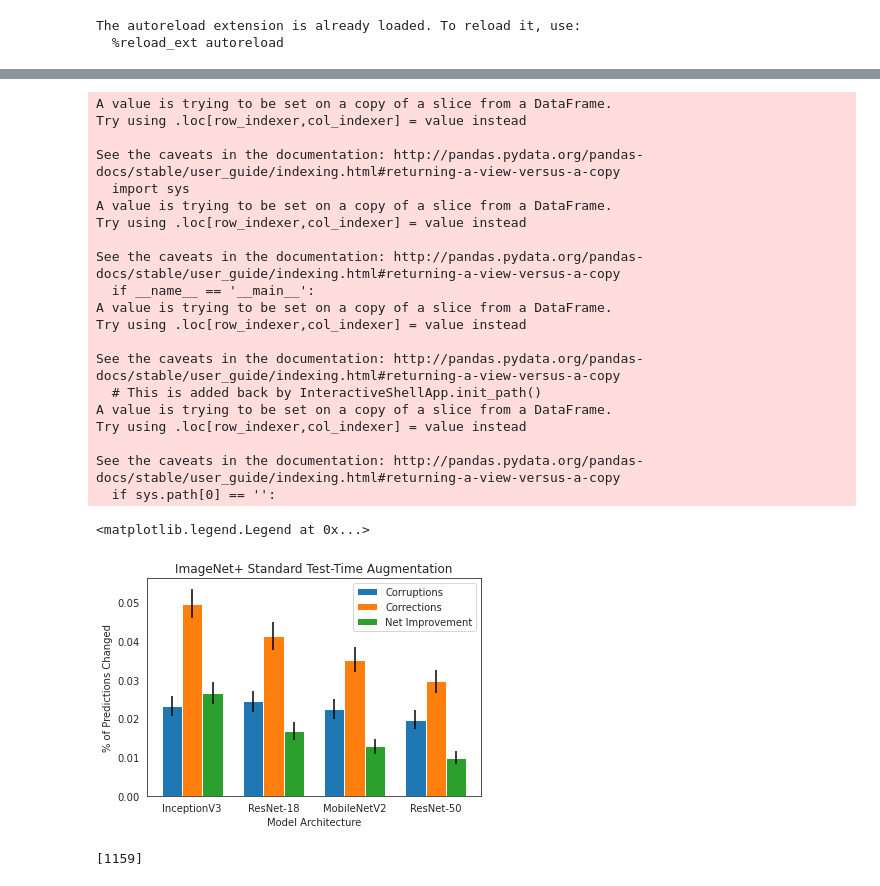
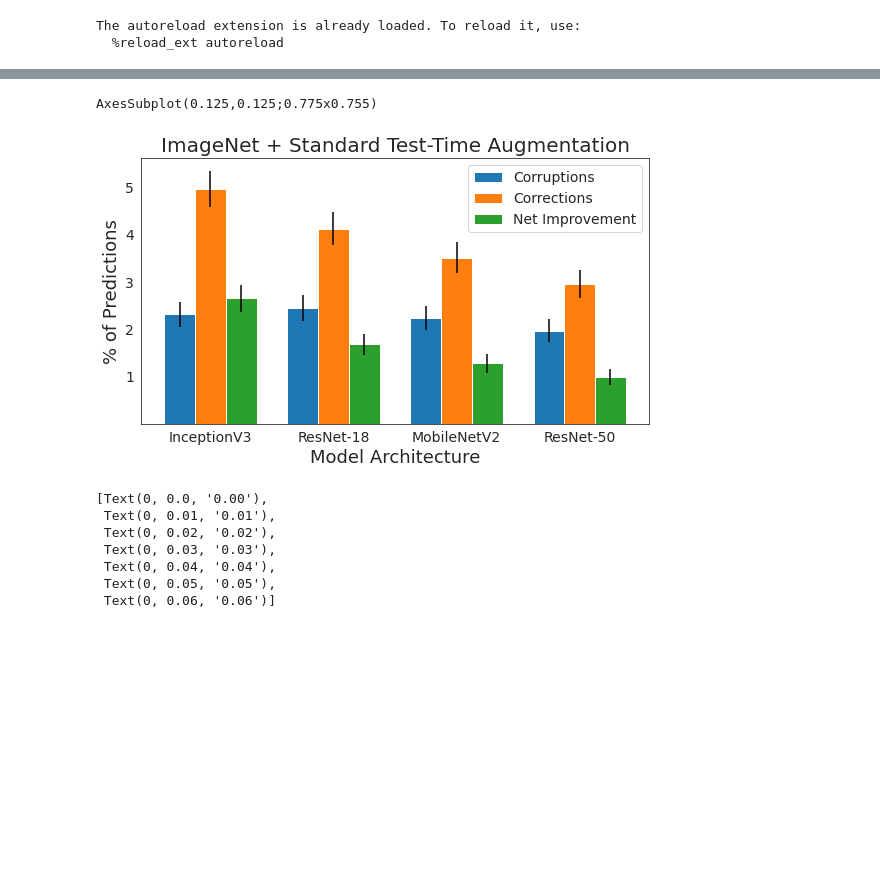
Before and after one commit to divyashan/test-time-augmentation, a Jupyter notebook: notebooks/dataset_section_figures.ipynb, the cells around one changed output, grey strips where cells are left out. Saved outputs shown, nothing was run; the diff lists cells and outputs as text; code cells hidden in the pictures; blank space fills up the shorter version.

```diff
--- a/notebooks/dataset_section_figures.ipynb
+++ b/notebooks/dataset_section_figures.ipynb
@@ -66,24 +144,26 @@ import seaborn as sns
 sns.set_style('white')
 datasets = ['imnet', 'flowers102']
 models = ['inceptionv3', 'resnet18', 'MobileNetV2', 'resnet50',]
-fig, axs = plt.subplots(1, 2, figsize=(10, 4))
-for i in range(2):
+fig, axs = plt.subplots(1, 2, figsize=(12, 4))
+for i in range(2,4):
     dataset = 'imnet'
     path = '../results/expanded_corruptions_corrections'
-    ax = axs[i]
+    ax = axs[i-2]
     if i < 2:
         dataset = 'flowers102'
     if i % 2 == 0:
         path = '../results/corruptions_corrections'
     results_df = pd.read_csv(path)
     ds_results = results_df[results_df['dataset'] == dataset]
+    ds_results = ds_results[ds_results['change_type'].isin(['Corruptions', 'Corrections'])]
     if dataset == 'imnet':
         n_samples = 50000
     elif dataset == 'flowers102':
         ax.set_ylim(0, .0175)
         n_samples = 6149
 
-    ax.set_ylim(0, .055)
+    #ax.set_ylim(0, .055)
+    ax.set_ylim(0, 5.5)
     ds_results['pct_changed'] = ds_results['n_changed']/n_samples
     ds_results['ci_l'] = ds_results.apply(lambda row: propci_wilson_cc(row.n_changed, n_samples)[0],
                                           axis=1)
@@ -91,16 +171,18 @@ for i in range(2):
                                               axis=1)
     ds_results['error'] = ds_results['ci_u'] - ds_results['ci_l']
 
+    ds_results['error_scaled'] = 100*ds_results['error']
+    ds_results['pct_changed_scaled'] = 100*ds_results['pct_changed']
     cat = 'model'
     subcat = 'change_type'
-    err = 'error'
-    val = 'pct_changed'
+    err = 'error_scaled'
+    val = 'pct_changed_scaled'
     grouped_barplot(ds_results, cat, subcat, val, err, ax)
 
 
 
 
-    ax.set_ylabel("% of Predictions Changed")
+    ax.set_ylabel("Predictions Changed (%)")
     if i % 2 == 1:
         ax.set_yticklabels([])
         ax.set_ylabel("")
@@ -140,7 +206,7 @@ path = '../results/corruptions_corrections'
 results_df = pd.read_csv(path)
 ds_results = results_df[results_df['dataset'] == dataset]
 n_samples = 50000
-fig, ax = plt.subplots(1)
+fig, ax = plt.subplots(1, figsize=(8, 5))
 ds_results['pct_changed'] = ds_results['n_changed']/n_samples
 ds_results['ci_l'] = ds_results.apply(lambda row: propci_wilson_cc(row.n_changed, n_samples)[0],
                                           axis=1)
@@ -159,24 +225,19 @@ for model in models:
     pct_changed = n_changed/50000
     ci_l, ci_u = propci_wilson_cc(n_changed, 50000)
 
-    ds_results = ds_results.append({'dataset': 'imnet', 'n_changed': n_changed,
-                                    'change_type': 'Net Improvement',
-                            'pct_changed':pct_changed,
-                            'model': model, 'error': ci_u - ci_l}, ignore_index=True)
-
 cat = 'model'
 subcat = 'change_type'
 err = 'error'
 val = 'pct_changed'
 grouped_barplot(ds_results, cat, subcat, val, err, ax)
-
-
-
-
-ax.set_ylabel("% of Predictions Changed")
+ax.set_ylabel("% of Predictions")
 
 ax.set_xlabel("Model Architecture")
 ax.set_xticklabels([model_name_dict[i] for i in models])
-ax.set_title(dataset_name_dict[dataset] + "+ Standard Test-Time Augmentation")
-plt.legend()
+ax.set_title(dataset_name_dict[dataset] + " + Standard Test-Time Augmentation")
+L = plt.legend()
+L.get_texts()[2].set_text('Net Improvement')
+#plt.yticks(tick_vals, new_tick_labels)
+ax.set_yticklabels(['', '1', '2', '3', '4', '5'])
+plt.tight_layout()
 # %% [output]
@@ -184,26 +264,2 @@ AxesSubplot(0.125,0.125;0.775x0.755)
-A value is trying to be set on a copy of a slice from a DataFrame.
-Try using .loc[row_indexer,col_indexer] = value instead
-
-See the caveats in the documentation: http://pandas.pydata.org/pandas-docs/stable/user_guide/indexing.html#returning-a-view-versus-a-copy
-  import sys
-A value is trying to be set on a copy of a slice from a DataFrame.
-Try using .loc[row_indexer,col_indexer] = value instead
-
-See the caveats in the documentation: http://pandas.pydata.org/pandas-docs/stable/user_guide/indexing.html#returning-a-view-versus-a-copy
-  if __name__ == '__main__':
-A value is trying to be set on a copy of a slice from a DataFrame.
-Try using .loc[row_indexer,col_indexer] = value instead
-
-See the caveats in the documentation: http://pandas.pydata.org/pandas-docs/stable/user_guide/indexing.html#returning-a-view-versus-a-copy
-  # This is added back by InteractiveShellApp.init_path()
-A value is trying to be set on a copy of a slice from a DataFrame.
-Try using .loc[row_indexer,col_indexer] = value instead
-
-See the caveats in the documentation: http://pandas.pydata.org/pandas-docs/stable/user_guide/indexing.html#returning-a-view-versus-a-copy
-  if sys.path[0] == '':
+AxesSubplot(0.125,0.125;0.775x0.755)
-<matplotlib.legend.Legend at 0x...>
-[figure, old version]
+[figure, new version]
-# %%
-list(n_corrupted)[0]
-# %% [output]
-[1159]
@@ -224,0 +266,10 @@ for model in models:
+# %%
+tick_labels
+# %% [output]
+[Text(0, 0.0, '0.00'),
+ Text(0, 0.01, '0.01'),
+ Text(0, 0.02, '0.02'),
+ Text(0, 0.03, '0.03'),
+ Text(0, 0.04, '0.04'),
+ Text(0, 0.05, '0.05'),
+ Text(0, 0.06, '0.06')]
```
Also changed, not shown: parts of 30 cells of this notebook, 17 other files.
